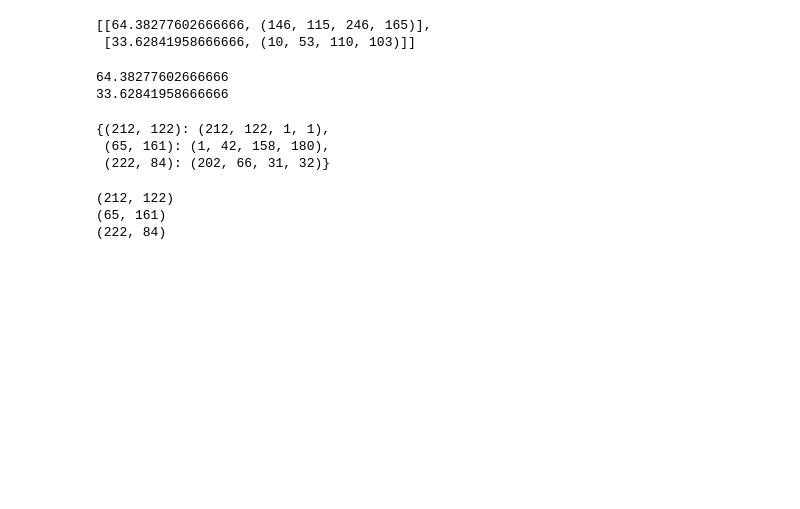
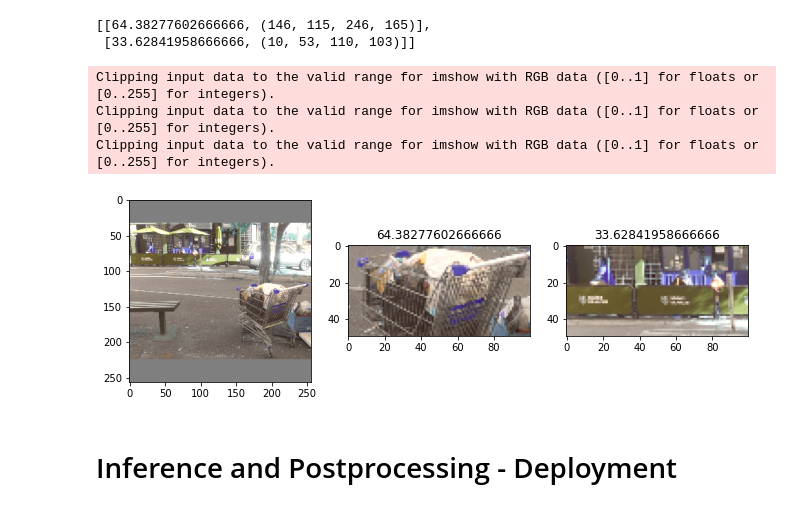
Before and after one commit to ckhui/SaliencySegmentationNet, a Jupyter notebook: Dev.ipynb, the cells around one changed output. Cells and saved outputs as stored; diff of their text form; code cells hidden in the pictures; blank space fills up the shorter version.

Commit message:
complete deployment module

```diff
--- a/Dev.ipynb
+++ b/Dev.ipynb
@@ -404,9 +416,17 @@ scores_xyxy
  [33.62841958666666, (10, 53, 110, 103)]]
 # %%
 # visualize candidate with score
+img = input_img[0].permute((1,2,0)).cpu().detach().numpy()[:,:,::-1]*0.225+0.5
+plt.subplot(1,4,1)
+plt.imshow(img)
+
 for i, (score,xyxy) in enumerate(scores_xyxy):
-    plt.subplot(1,4,i+1)
-    plt.imshow()
+    plt.subplot(1,4,i+2)
+    x1,y1,x2,y2 = xyxy
+    plt.imshow(img[y1:y2, x1:x2])
+    plt.title(score)
 # %% [output]
-64.38277602666666
-33.62841958666666
+Clipping input data to the valid range for imshow with RGB data ([0..1] for floats or [0..255] for integers).
+Clipping input data to the valid range for imshow with RGB data ([0..1] for floats or [0..255] for integers).
+Clipping input data to the valid range for imshow with RGB data ([0..1] for floats or [0..255] for integers).
+[figure, added]
@@ -428,13 +433,2 @@ for i, (score,xyxy) in enumerate(scores_xyxy):
-# %%
-peaks_bb
-# %% [output]
-{(212, 122): (212, 122, 1, 1),
- (65, 161): (1, 42, 158, 180),
- (222, 84): (202, 66, 31, 32)}
-# %%
-for (peak, bb) in peaks_bb.items():
-    print(peak)
-# %% [output]
-(212, 122)
-(65, 161)
-(222, 84)
+# %% [markdown]
+# Inference and Postprocessing - Deployment
```
Also changed, not shown: parts of 8 cells of this notebook, 2 other files.
